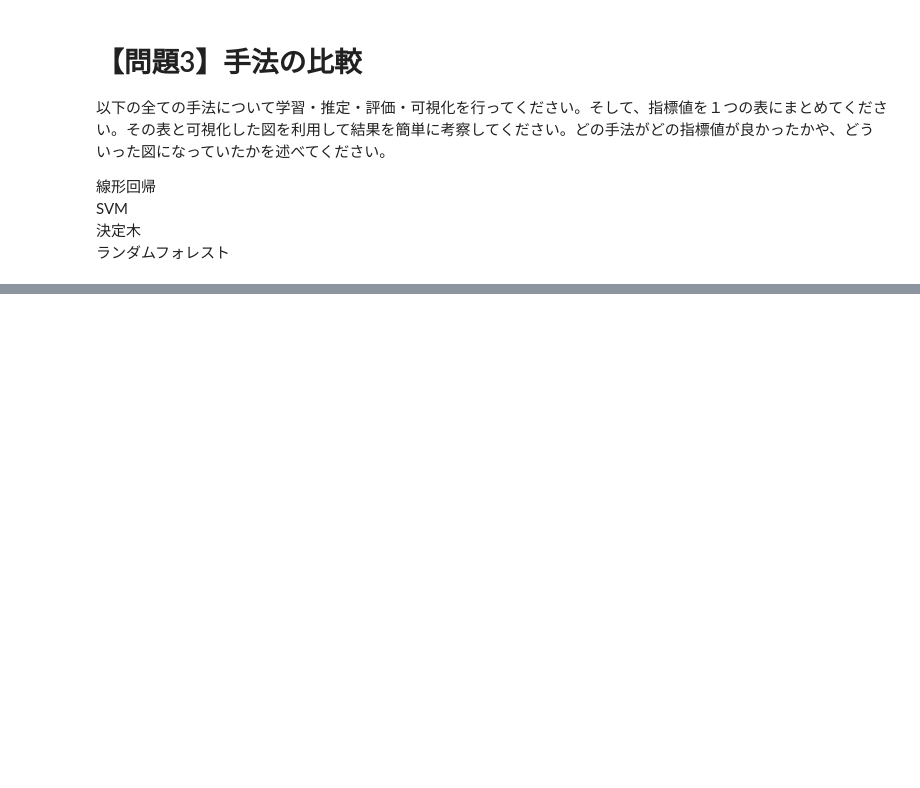
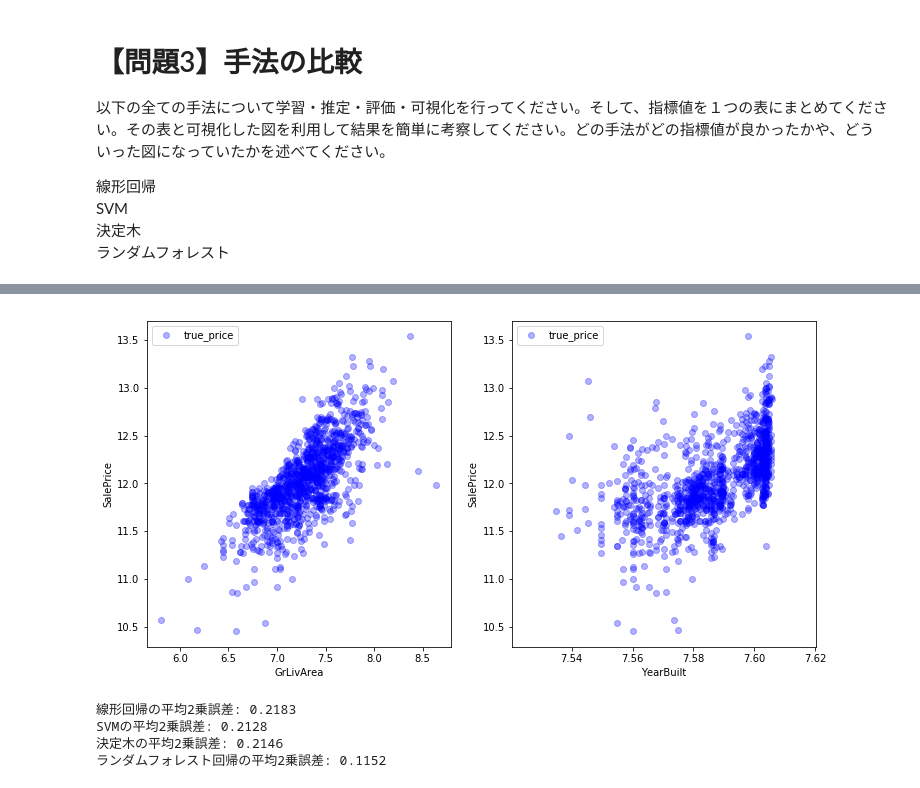
Before and after one commit to Go-to-Ray/diveintocode-ml-1, a Jupyter notebook: week4/week4_task2.ipynb, the cells around one changed output, grey strips where cells are left out. Saved outputs shown, nothing was run; the diff lists cells and outputs as text; code cells hidden in the pictures; blank space fills up the shorter version.

```diff
--- a/week4/week4_task2.ipynb
+++ b/week4/week4_task2.ipynb
@@ -170,0 +171,12 @@ display(value_data)
+# %%
+#グラフを用いて可視化
+fig,ax = plt.subplots(1,2,figsize=(12,6))
+for i in range(2):
+    ax[i].set_xlabel(df.keys()[i])
+    ax[i].set_ylabel("SalePrice")
+    ax[i].scatter(x_train.iloc[:,i].apply(np.log),y_train.apply(np.log),color = "b",alpha = 0.3,label = "true_price")
+    #ax[i].scatter(x_train[:,i],y_pred,color = "r",alpha = 0.5,label = "predicted_price",marker = "x")
+    ax[i].legend()
+plt.show()
+# %% [output]
+[figure, added]
@@ -170,0 +201,27 @@ display(value_data)
+# %%
+model_1 = LinearRegression() # 線形回帰
+model_2 = svm.SVR()  #SVM
+model_3 = DecisionTreeRegressor()  #決定木
+model_4 = RandomForestRegressor() # ランダムフォレスト回帰
+
+model_1.fit(x_train_std, y_train_std)
+model_2.fit(x_train_std, y_train_std)
+model_3.fit(x_train_std, y_train_std)
+model_4.fit(x_train_std,y_train_std)
+
+# 結果の検証
+test_pred_1 = model_1.predict(x_test_std)
+test_pred_2 = model_2.predict(x_test_std)
+test_pred_3 = model_3.predict(x_test_std)
+test_pred_4 = model_4.predict(x_test_std)
+
+#　各モデル個別の予測精度を平均二乗誤差で確認
+print ("線形回帰の平均2乗誤差: {:.4f}".format(mean_squared_error(y_test_std, test_pred_1)))
+print ("SVMの平均2乗誤差: {:.4f}".format(mean_squared_error(y_test_std, test_pred_2)))
+print ("決定木の平均2乗誤差: {:.4f}".format(mean_squared_error(y_test_std, test_pred_3)))
+print ("ランダムフォレスト回帰の平均2乗誤差: {:.4f}".format(mean_squared_error(y_test_std, test_pred_4)))
+# %% [output]
+線形回帰の平均2乗誤差: 0.2183
+SVMの平均2乗誤差: 0.2128
+決定木の平均2乗誤差: 0.2146
+ランダムフォレスト回帰の平均2乗誤差: 0.1152
```
Also changed, not shown: parts of 10 cells of this notebook.
